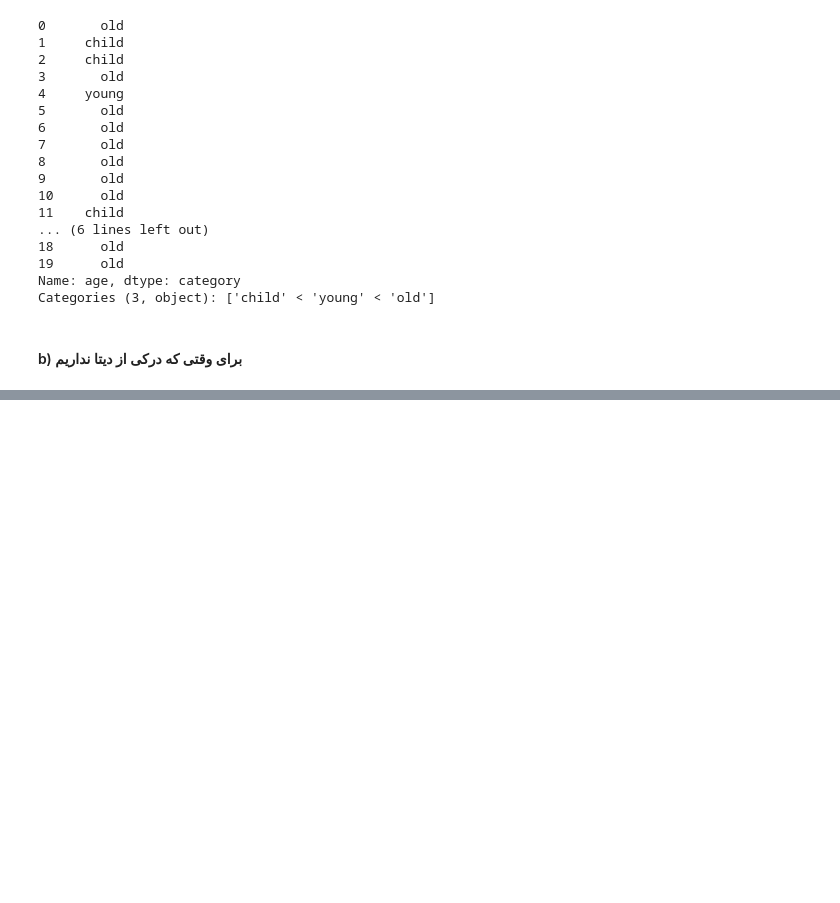
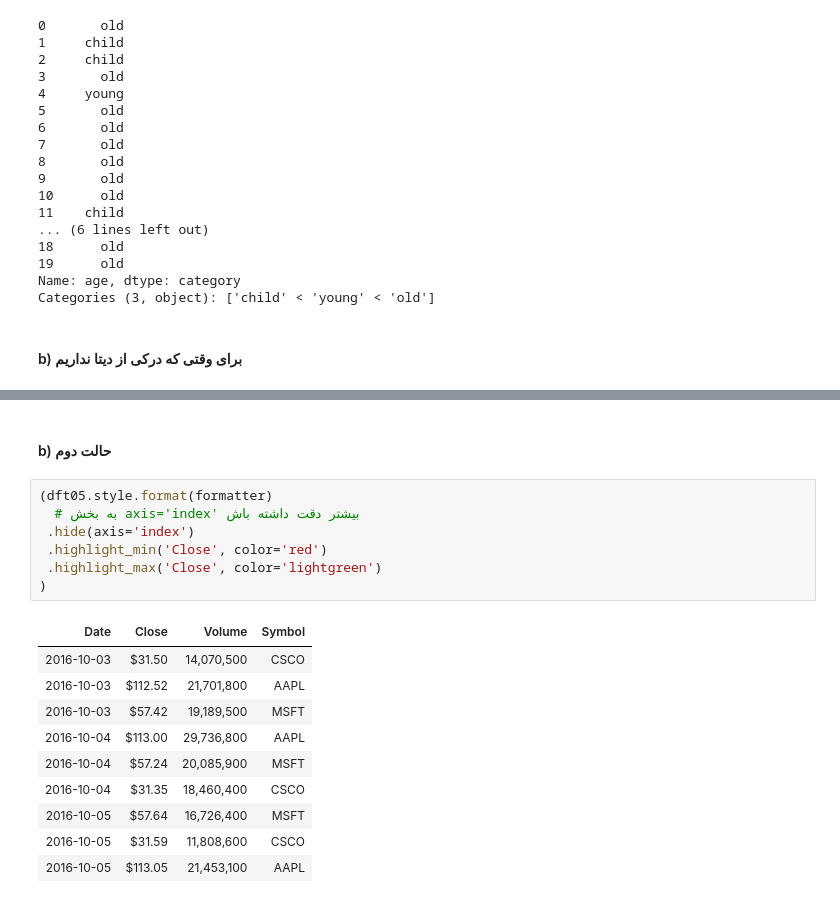
Before and after one commit to poorialari2017/ML_git001, a Jupyter notebook: MLproj002/Pooria/01 Preprocessing/Pandas/02 30Trick of Pandas.ipynb, the cells around one changed output, grey strips where cells are left out. Drawn from its saved outputs; the diff is of its cells as text; blank space fills up the shorter version.

```diff
--- a/MLproj002/Pooria/01 Preprocessing/Pandas/02 30Trick of Pandas.ipynb
+++ b/MLproj002/Pooria/01 Preprocessing/Pandas/02 30Trick of Pandas.ipynb
@@ -323,0 +436,20 @@ dft03
+# %% [markdown]
+#### b) حالت دوم
+# %%
+(dft05.style.format(formatter)
+  # به بخش axis='index' بیشتر دقت داشته باش
+ .hide(axis='index')
+ .highlight_min('Close', color='red')
+ .highlight_max('Close', color='lightgreen')
+)
+# %% [output]
+| Date | Close | Volume | Symbol |
+| 2016-10-03 | $31.50 | 14,070,500 | CSCO |
+| 2016-10-03 | $112.52 | 21,701,800 | AAPL |
+| 2016-10-03 | $57.42 | 19,189,500 | MSFT |
+| 2016-10-04 | $113.00 | 29,736,800 | AAPL |
+| 2016-10-04 | $57.24 | 20,085,900 | MSFT |
+| 2016-10-04 | $31.35 | 18,460,400 | CSCO |
+| 2016-10-05 | $57.64 | 16,726,400 | MSFT |
+| 2016-10-05 | $31.59 | 11,808,600 | CSCO |
+| 2016-10-05 | $113.05 | 21,453,100 | AAPL |
```
Also changed, not shown: parts of 31 cells of this notebook, 2 other files.
